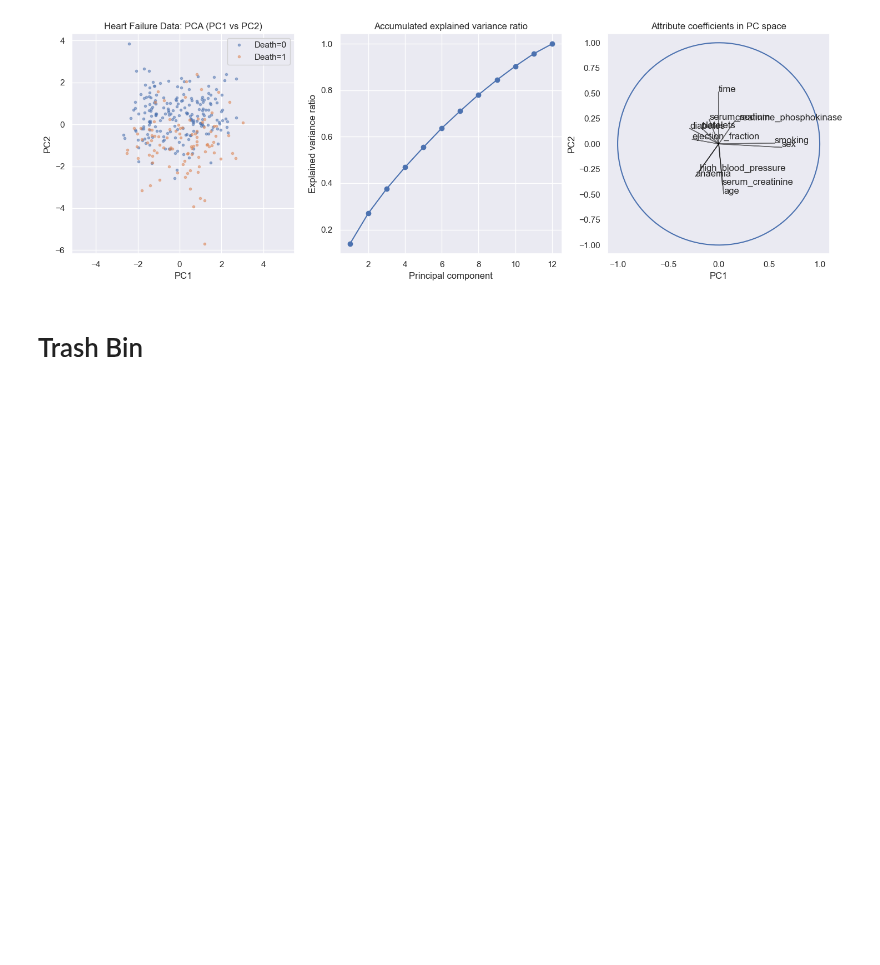
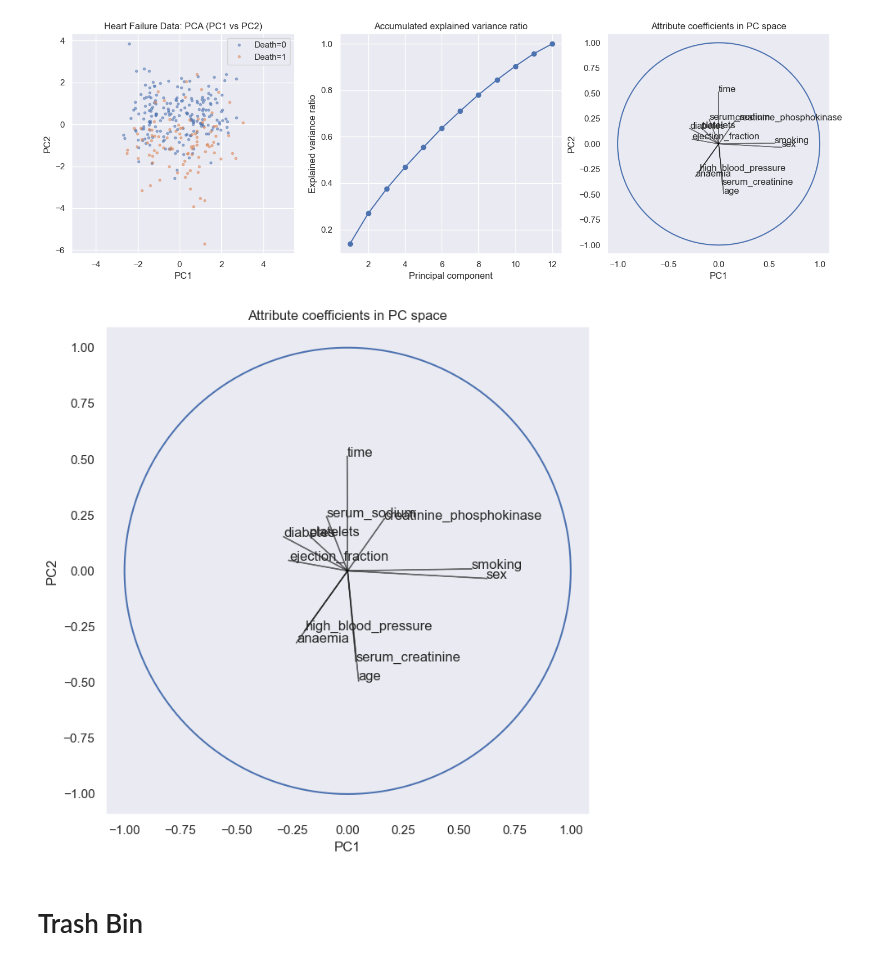
Before and after one commit to andregodinhodtu/02452---Machine-Learning---Project, a Jupyter notebook: code/notebooks/section3_pca.ipynb, the cells around one changed output. Saved outputs shown, nothing was run; the diff lists cells and outputs as text; code cells hidden in the pictures; blank space fills up the shorter version.

```diff
--- a/code/notebooks/section3_pca.ipynb
+++ b/code/notebooks/section3_pca.ipynb
@@ -526,6 +526,38 @@ plt.tight_layout()
 plt.show()
 # %% [output]
 [figure]
+# %%
+# PCA
+X_scaled_working = pd.DataFrame(X_scaled, columns=X.columns, index=X.index)
+
+pca = PCA()
+pca.fit(X_scaled_working)
+V = pca.components_.T
+
+PC_idxs = [0, 1]  # First two principal components
+
+# --- Plot: attribute coefficients in principal component space ---
+fig, ax = plt.subplots(figsize=(7, 7))
+
+ax.set_title("Attribute coefficients in PC space")
+for attr_idx, attr_name in enumerate(X_scaled_working.columns):
+    ax.arrow(0, 0, V[attr_idx, PC_idxs[0]], V[attr_idx, PC_idxs[1]], color='black', alpha=0.5)
+    ax.text(V[attr_idx, PC_idxs[0]], V[attr_idx, PC_idxs[1]], attr_name)
+
+ax.set_xlim([-1, 1])
+ax.set_ylim([-1, 1])
+ax.set_xlabel(f"PC{PC_idxs[0] + 1}")
+ax.set_ylabel(f"PC{PC_idxs[1] + 1}")
+ax.grid()
+
+# Add a unit circle
+ax.plot(np.cos(np.arange(0, 2 * np.pi, 0.01)), np.sin(np.arange(0, 2 * np.pi, 0.01)))
+ax.axis("equal")
+
+plt.tight_layout()
+plt.show()
+# %% [output]
+[figure, added]
 # %% [markdown]
 # Trash Bin
 # %%
```
Also changed, not shown: parts of 1 cell of this notebook, 1 other file.
